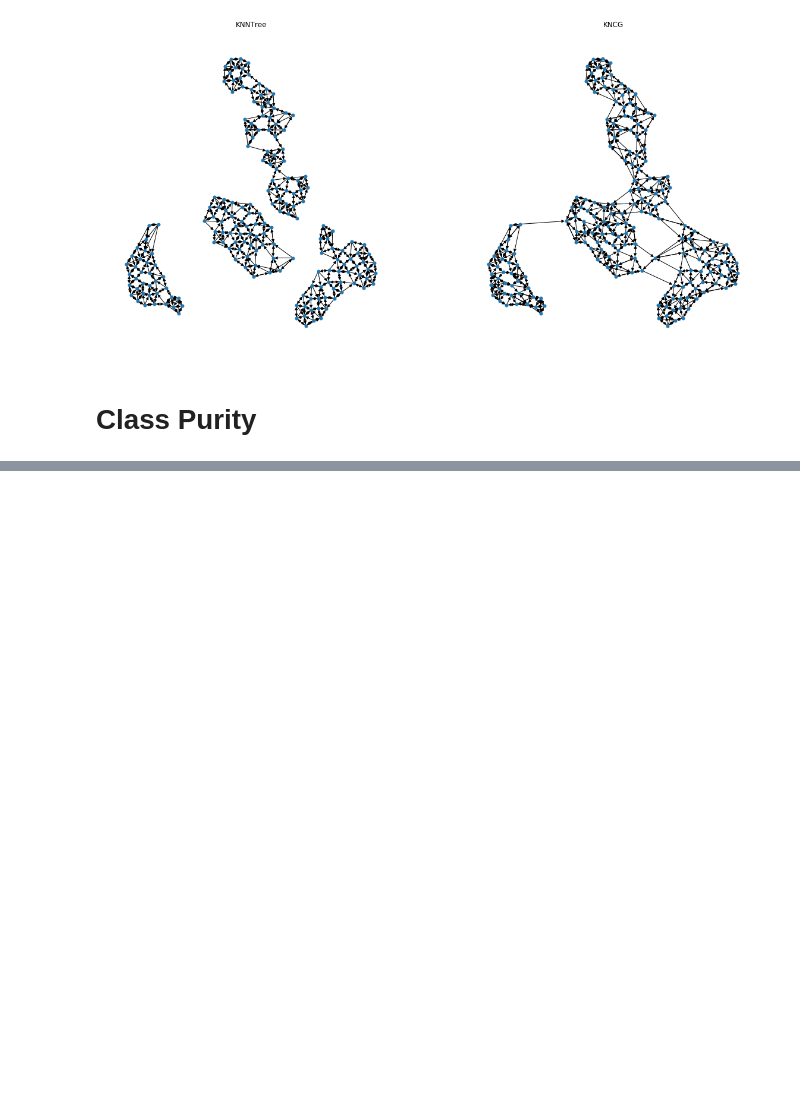
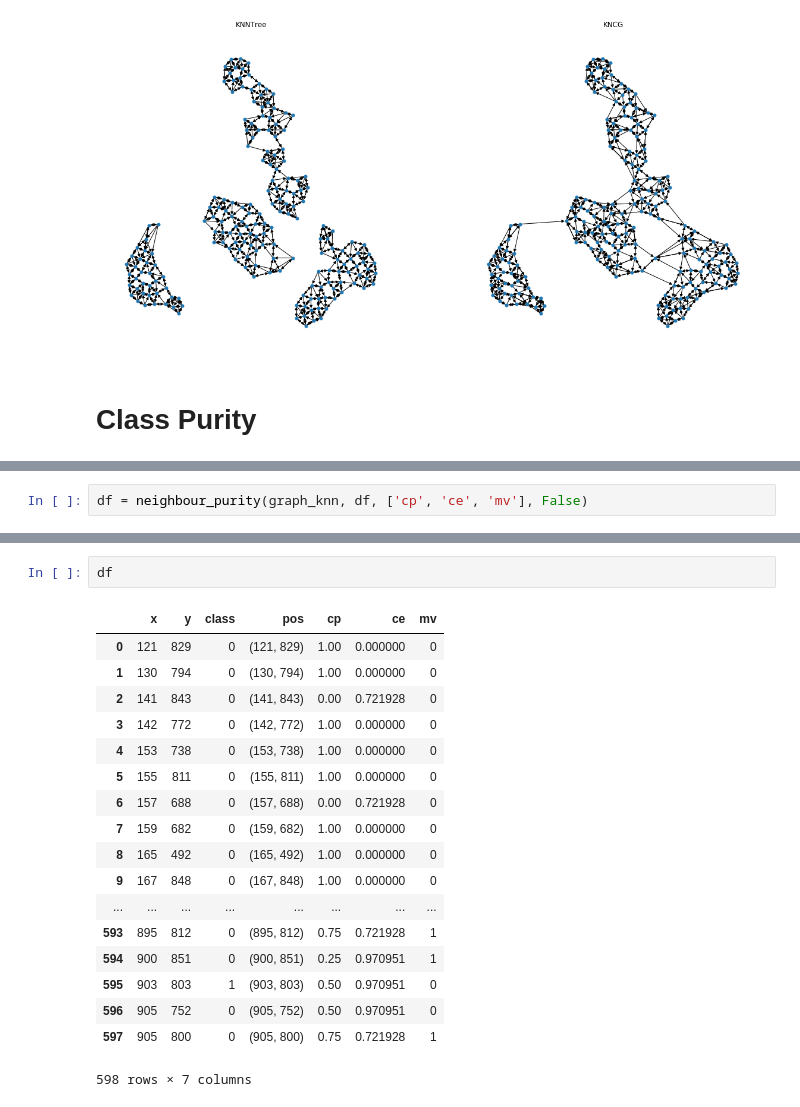
Before and after one commit to kix2mix2/SepMe, a Jupyter notebook: Jupyters/Graph Neighbourhood Implementation & Sanity tests.ipynb, the cells around one changed output, grey strips where cells are left out. Cells and saved outputs as stored; diff of their text form; blank space fills up the shorter version.

```diff
--- a/Jupyters/Graph Neighbourhood Implementation & Sanity tests.ipynb
+++ b/Jupyters/Graph Neighbourhood Implementation & Sanity tests.ipynb
@@ -696,0 +673,2 @@ len(graph_knn.edges())
+# %%
+df = neighbour_purity(graph_knn, df, ['cp', 'ce', 'mv'], False)
@@ -696,0 +696,21 @@ len(graph_knn.edges())
+# %%
+df
+# %% [output]
+|  | x | y | class | pos | cp | ce | mv |
+| 0 | 121 | 829 | 0 | (121, 829) | 1.00 | 0.000000 | 0 |
+| 1 | 130 | 794 | 0 | (130, 794) | 1.00 | 0.000000 | 0 |
+| 2 | 141 | 843 | 0 | (141, 843) | 0.00 | 0.721928 | 0 |
+| 3 | 142 | 772 | 0 | (142, 772) | 1.00 | 0.000000 | 0 |
+| 4 | 153 | 738 | 0 | (153, 738) | 1.00 | 0.000000 | 0 |
+| 5 | 155 | 811 | 0 | (155, 811) | 1.00 | 0.000000 | 0 |
+| 6 | 157 | 688 | 0 | (157, 688) | 0.00 | 0.721928 | 0 |
+| 7 | 159 | 682 | 0 | (159, 682) | 1.00 | 0.000000 | 0 |
+| 8 | 165 | 492 | 0 | (165, 492) | 1.00 | 0.000000 | 0 |
+| 9 | 167 | 848 | 0 | (167, 848) | 1.00 | 0.000000 | 0 |
+| ... | ... | ... | ... | ... | ... | ... | ... |
+| 593 | 895 | 812 | 0 | (895, 812) | 0.75 | 0.721928 | 1 |
+| 594 | 900 | 851 | 0 | (900, 851) | 0.25 | 0.970951 | 1 |
+| 595 | 903 | 803 | 1 | (903, 803) | 0.50 | 0.970951 | 0 |
+| 596 | 905 | 752 | 0 | (905, 752) | 0.50 | 0.970951 | 0 |
+| 597 | 905 | 800 | 0 | (905, 800) | 0.75 | 0.721928 | 1 |
+598 rows × 7 columns
```
Also changed, not shown: parts of 8 cells of this notebook, 6 other files.
